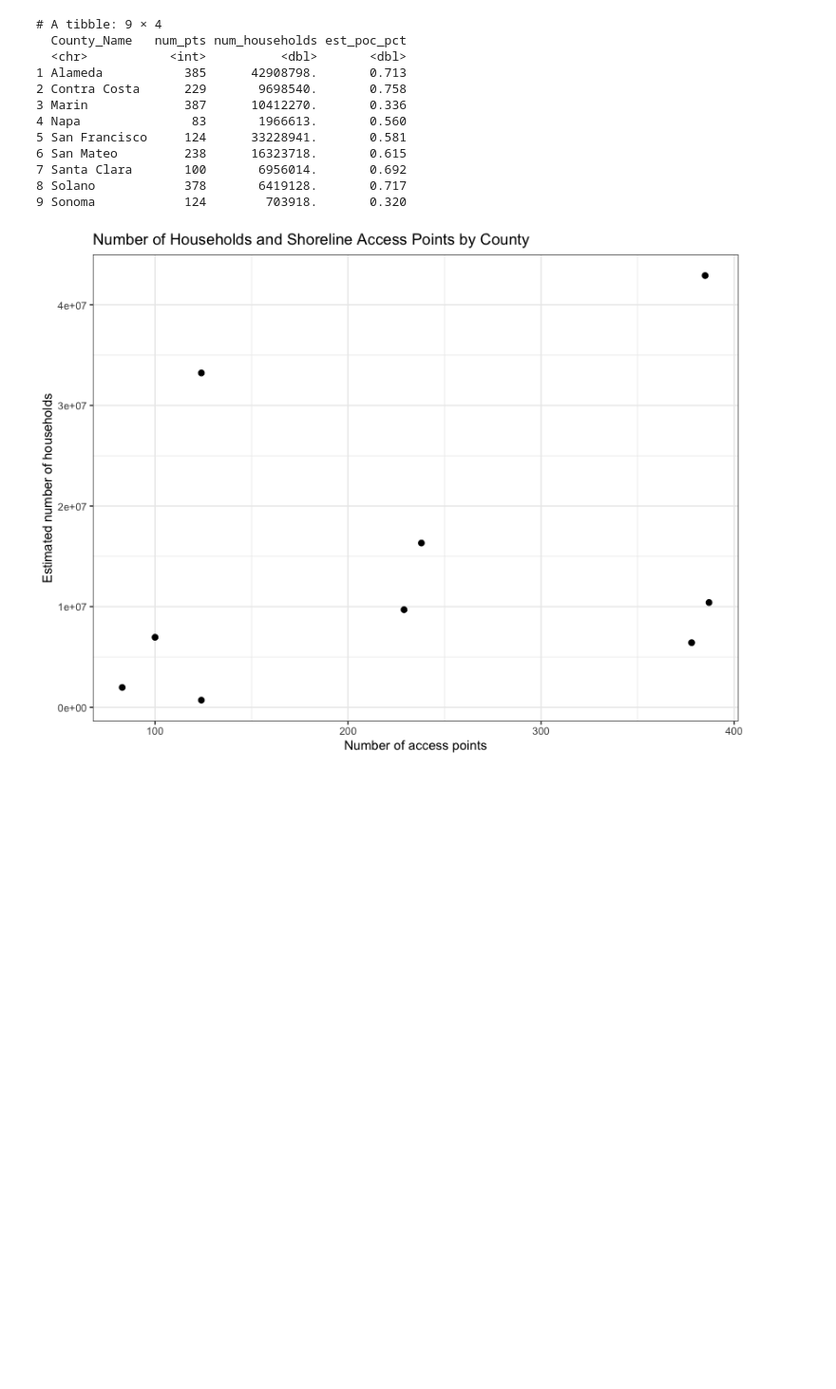
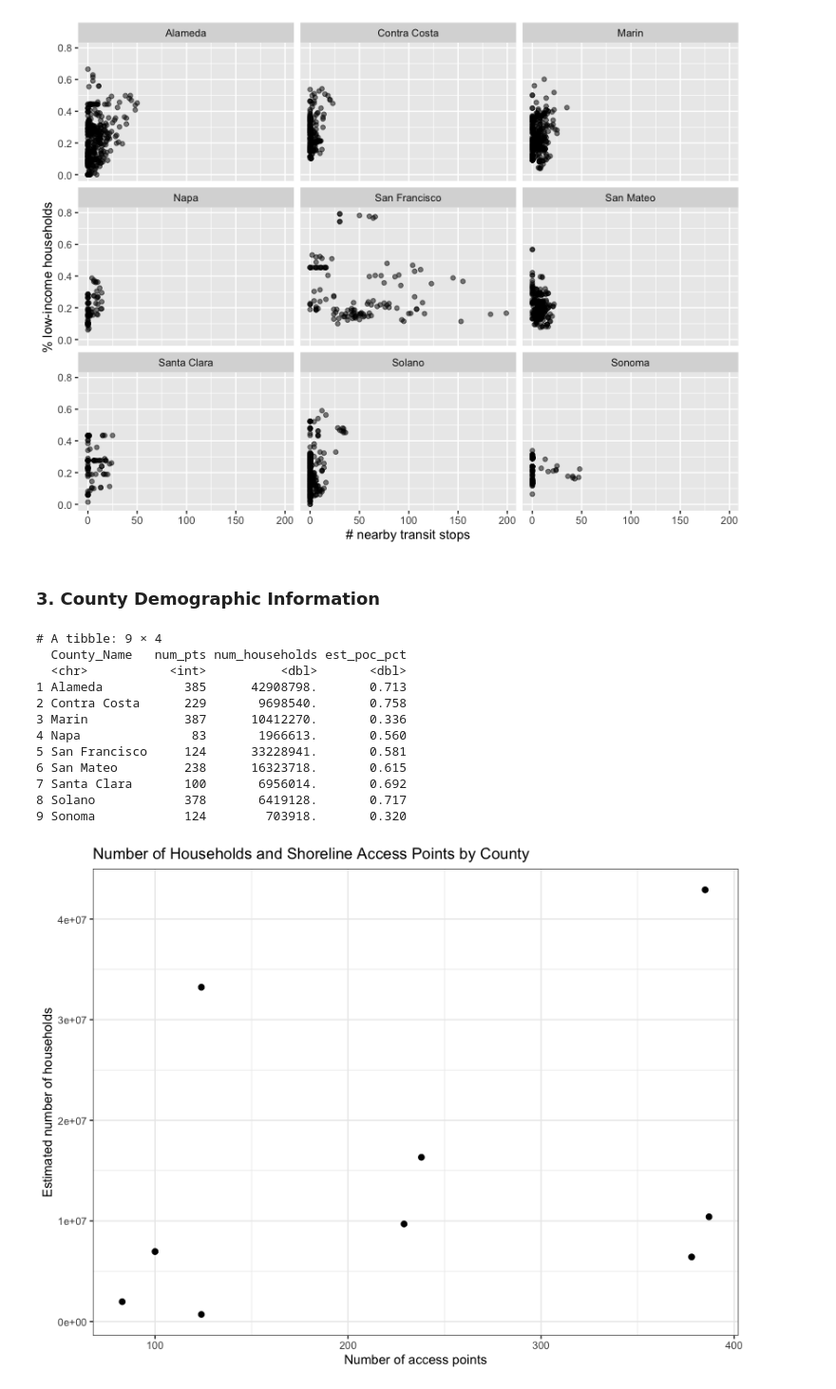
Before and after one commit to ishitabhadra/Equitable-Access-to-SF-Bay-Shoreline, a Jupyter notebook: AccessPoints_EDA.ipynb, the cells around one changed output. Shown at 95% size. Saved outputs shown, nothing was run; the diff lists cells and outputs as text; code cells hidden in the pictures; blank space fills up the shorter version.

```diff
--- a/AccessPoints_EDA.ipynb
+++ b/AccessPoints_EDA.ipynb
@@ -23,0 +33,34 @@ $ SFBRA_Site                                           <chr> "No", "No", "No", "
+# %%
+# Set granularity to one row per access point
+transit <- access_raw %>%
+  group_by(Access_Point_ID) %>%
+  reframe(
+    Access_Type = first(Access_Type),
+    County_Name = first(County_Name),
+    Subembayment_Name = first(Subembayment_Name),
+    OLU_Name = first(OLU_Name),
+
+    # Public transit information
+    Public_Transit_Stops = first(Public_Transit_Stops),
+    sum_n_routes = max(sum_n_routes),
+
+    # Binarize walk/bike/drive service availability
+    n_service_types = n_distinct(Service_Type),
+    Walk = any(Service_Type == "Walk"),
+    Bike = any(Service_Type == "Bike"),
+    Drive = any(Service_Type == "Drive"),
+
+    # Demographic information for access point's service area
+    Estimated_Total_Population = first(SUM_Estimated_Total_Population),
+    Estimated_People_of_Color = first(SUM_Estimated_People_of_Color),
+
+    Estimated_Total_Households = first(SUM_Estimated_Total_Households),
+    Estimated_Average_Household_Size = first(SUM_Estimated_Average_Household_Size),
+    Estimated_Low_Income_Households = first(SUM_Estimated_Low_Income_Households),
+    Estimated_No_Vehicle_Households = first(SUM_Estimated_Households_With_No_Vehicle),
+
+    hh_pct_low_income = Estimated_Low_Income_Households / Estimated_Total_Households,
+    pop_pct_poc = Estimated_People_of_Color / Estimated_Total_Population
+  )
+
+glimpse(transit)
@@ -24 +239,10 @@ $ SFBRA_Site                                           <chr> "No", "No", "No", "
+# %%
+ggplot(transit, aes(x = Public_Transit_Stops, y = hh_pct_low_income)) +
+  geom_point(alpha = 0.5) +
+  facet_wrap(~ County_Name) +
+  labs(x = "# nearby transit stops", y = "% low-income households")
+# %% [output]
+[figure, added]
+# %% [markdown]
+### **3. County Demographic Information**
 # %%
```
Also changed, not shown: parts of 14 cells of this notebook.
